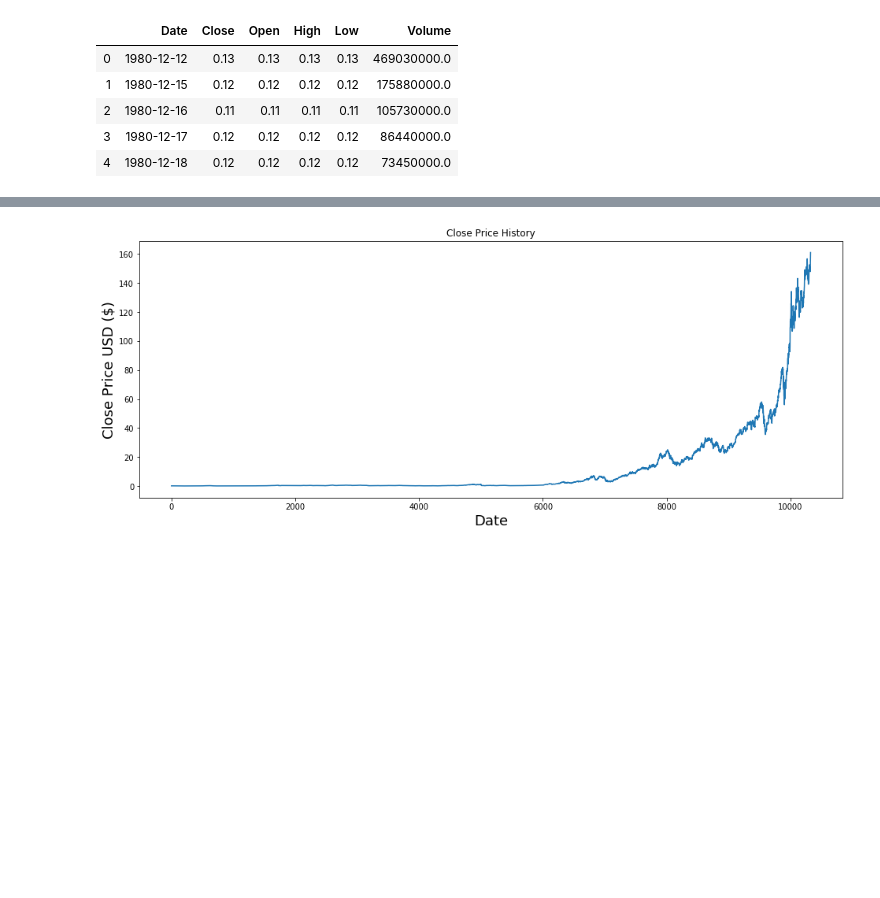
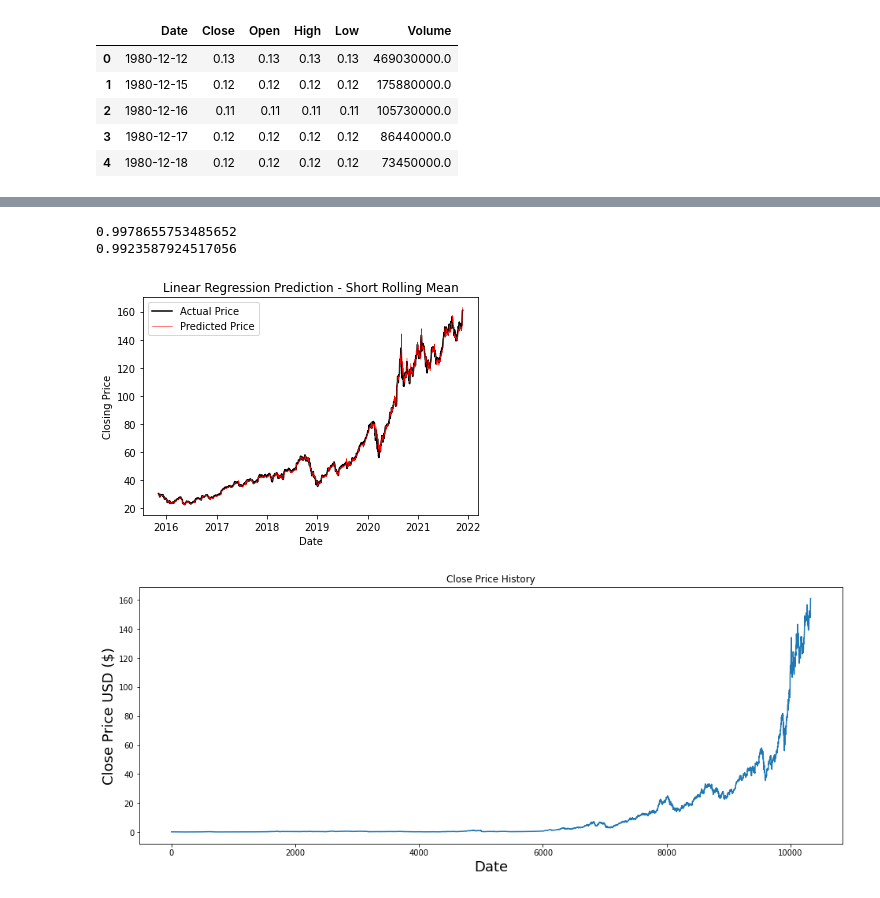
Before and after one commit to berryomi/Stock-Prediction, a Jupyter notebook: Trading.ipynb, the cells around one changed output, grey strips where cells are left out. Cells and saved outputs as stored; diff of their text form; code cells hidden in the pictures; blank space fills up the shorter version.

```diff
--- a/Trading.ipynb
+++ b/Trading.ipynb
@@ -62,3 +85,50 @@ dtype: int64
+# %%
+## Machine Learning: Regression Models
+
+# Linear Regression
+data['short_rolling'] = data.shift(1).rolling(window=20).mean()
+# data['long_rolling'] = data.shift(1).rolling(window=100).mean()
+data.dropna(inplace=True) # Short rolling
+
+X = data[['Open', 'High', 'Low', 'Volume']]
+y = data['short_rolling']
+# y = data['Long_Rolling_Mean']
+t = int(0.8*len(data))
+X_train = X[:t]
+X_test = X[t:]
+y_train = y[:t]
+y_test = y[t:]
+
+# Check why this produce different result
+# X_train, X_test, y_train, y_test = train_test_split(X, y, test_size=0.2, random_state=None)
+
+lin_model = make_pipeline(
+    MinMaxScaler(),
+    LinearRegression()
+)
+lin_model.fit(X_train, y_train)
+predictions = lin_model.predict(X_test) # Predict a model
+print(lin_model.score(X_train, y_train)) # Short - 0.997828, Long - 0.987426
+print(lin_model.score(X_test, y_test)) # Short - 0.992788, Long - 0.966242
+
+# Making DataFrame for the predictions & Joining
+predictions = pd.DataFrame(predictions, index=y_test.index, columns=['Prediction'])
+join_pred = data.join(predictions, how='inner')
+
+fig = plt.figure()
+ax = fig.add_subplot(111)
+ax.plot(join_pred['Date'], join_pred['Close'], color=(0,0,0), label='Actual Price')
+ax.plot(join_pred['Date'], join_pred['Prediction'], color=(1,0,0), linewidth=0.5, label='Predicted Price')
+ax.set_title('Linear Regression Prediction - Short Rolling Mean')
+ax.set_xlabel('Date')
+ax.set_ylabel('Closing Price')
+ax.legend(loc='upper left')
+ax.figure.show()
+# ax.figure.savefig('linear_regression_prediction.png')
+# %% [output]
+0.9978655753485652
+0.9923587924517056
+[figure, added]
 # %%
 closePrice = data.Close.astype("float32")
 train = closePrice[0:int(len(closePrice)*0.8)]
```
Also changed, not shown: parts of 6 cells of this notebook.
